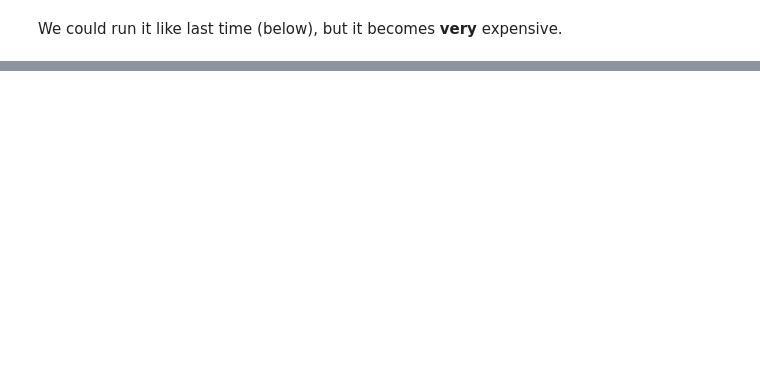
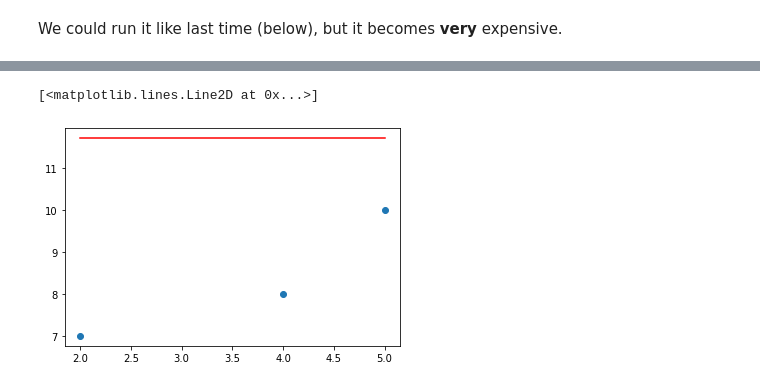
Before and after one commit to rtwhite1546/Spring-2021-Intro-to-Machine-Learning, a Jupyter notebook: Week-4-Numerical-Optimization/Week4.ipynb, the cells around one changed output, grey strips where cells are left out. Cells and saved outputs as stored; diff of their text form; code cells hidden in the pictures; blank space fills up the shorter version.

```diff
--- a/Week-4-Numerical-Optimization/Week4.ipynb
+++ b/Week-4-Numerical-Optimization/Week4.ipynb
@@ -149,7 +158,7 @@ class OrdinaryLeastSquaresExact:
         self.data = np.hstack((np.ones([X.shape[0],1]), X))
 
         # save the training labels
-        self.outputs = y
+        self.output = y
 
         # find the theta values that minimize the sum of squared errors
         X = self.data
@@ -185,7 +194,7 @@ class OrdinaryLeastSquaresGradient:
         self.data = np.hstack((np.ones([self.n, 1]), X))
 
         # save the training labels
-        self.outputs = y
+        self.output = y
 
         # find the theta values that minimize the sum of squared errors via gradient descent
         X = self.data
@@ -507,7 +516,7 @@ The mean absolute error on the test set is 4.005110359451168
 Kernel smoothing also worked by creating a
 # %%
 def GaussianKernel(x0, x, lam):
-    return np.exp(-np.linalg.norm(x0 - x) ** 2 / lam ** 2)
+    return (1/lam) * np.exp(-np.linalg.norm(x0 - x) ** 2 / (2 * lam ** 2))
 
 class KernelRegressionGradient:
     def __init__(self, kernel_function, lam, fit_intercept = True):
@@ -582,7 +592,7 @@ KeyboardInterrupt:
 # %% [markdown]
 We could run it like last time (below), but it becomes **very** expensive.
 # %%
-lamValues = np.linspace(0.025, 2, 5)
+lamValues = np.linspace(0.6, 2, 15)
 
 M = lamValues.shape[0]
 
@@ -598,8 +608,8 @@ for (j, lam) in enumerate(lamValues):
 
     # compute the model coordinates
     xModel = scale([i for i in range(20)])
-    yModel = [model.predict(i, trainX, trainY, [0, 0], alpha = 0.001, h = 0.0001, tolerance = 0.01, maxIterations = 100000)
-              for i in xModel]
+    yModel = [model.predict(i, trainX, trainY, [0, 0], alpha = 0.001, h = 0.0001, tolerance = 0.01,
+                            maxIterations = 100000) for i in xModel]
 
     # plot the model
     label = 'Kernel Smoothing for lambda = ' + str(np.round(lam, 2))
@@ -608,10 +618,10 @@ for (j, lam) in enumerate(lamValues):
     axes[j].legend()
 
     # apply the functions to the test data and predict with the model
-    trainPredictions = [model.predict(i, trainX, trainY, [0, 0], alpha = 0.001, h = 0.0001, tolerance = 0.01, maxIterations = 100000)
-                        for i in trainX]
-    testPredictions = [model.predict(i, trainX, trainY, [0, 0], alpha = 0.001, h = 0.0001, tolerance = 0.01, maxIterations = 100000)
-                       for i in testX]
+    trainPredictions = [model.predict(i, trainX, trainY, [0, 0], alpha = 0.001, h = 0.0001,
+                                      tolerance = 0.01, maxIterations = 100000) for i in trainX]
+    testPredictions = [model.predict(i, trainX, trainY, [0, 0], alpha = 0.001, h = 0.0001,
+                                     tolerance = 0.01, maxIterations = 100000) for i in testX]
 
     # compute the training and test mean absolute error
     trainError = mean_absolute_error(trainY, trainPredictions)
@@ -656,0 +824,31 @@ It turns out, this problem is not particularly easy for a few reasons:
+# %%
+model = GaussianRBFnetwork(d = 1, M = 2, alpha = 0.00001)
+
+Xt = np.array([[2], [4], [5]])
+yt = np.array([7, 8, 10])
+
+model.fit(Xt, yt, epochs = 100000, update = 10000)
+
+# predict the outputs
+predictions = model.predict(Xt)
+
+# plot the training points
+plt.scatter(Xt, yt, label = 'Training Data')
+
+# compute the training and test mean absolute error
+trainError = mean_absolute_error(yt, predictions)
+
+# return quality metrics
+print('The r^2 score is', r2_score(yt, predictions))
+print('The mean absolute error on the training set is', trainError)
+
+# plot the fitted model with the training data
+#xModel = np.atleast_2d(np.linspace(Xt[0][0],Xt[-1][0],100)).T
+
+# compute the predicted curve
+#yModel = model.predict(xModel)
+
+#print(yModel)
+
+plt.plot(xModel, yModel, 'r')
+# %% [output]
@@ -656,0 +867,2 @@ It turns out, this problem is not particularly easy for a few reasons:
+[<matplotlib.lines.Line2D at 0x...>]
+[figure, added]
```
Also changed, not shown: parts of 11 cells of this notebook, 3 other files.
